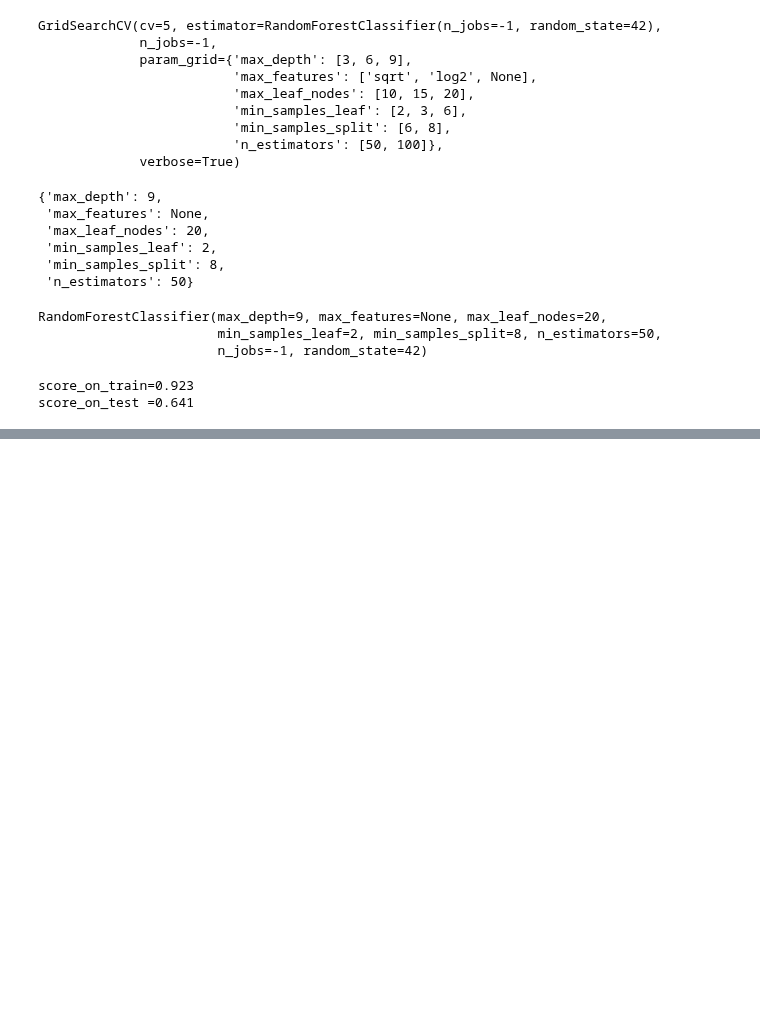
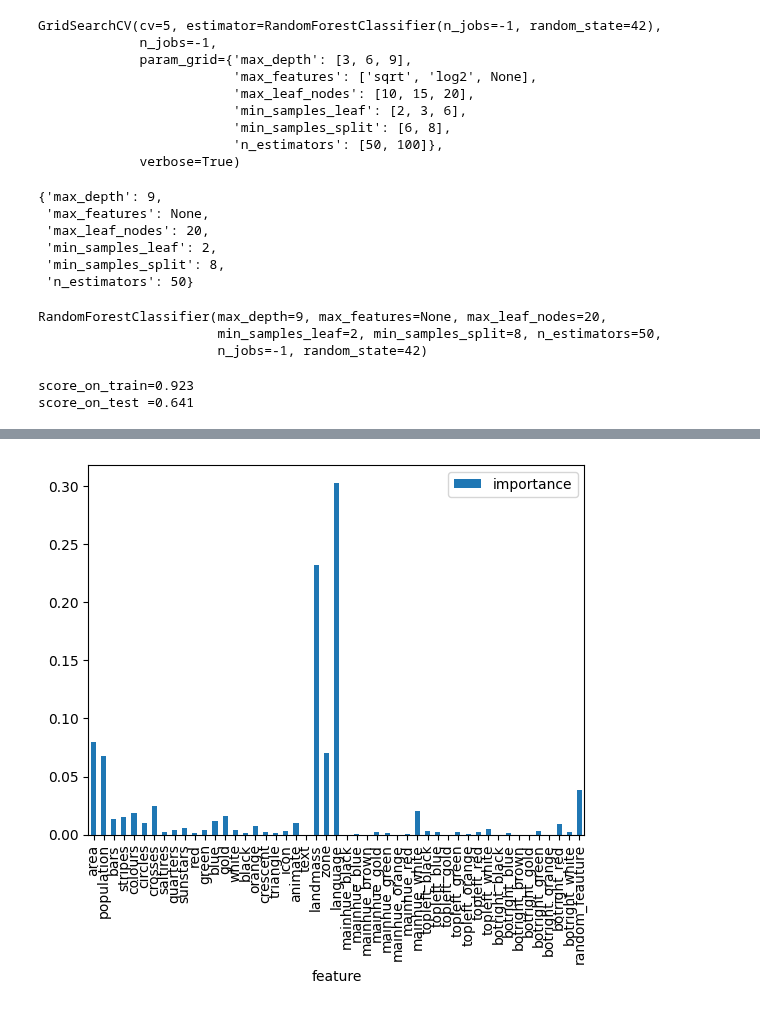
Before and after one commit to desve/AML-54, a Jupyter notebook: 16 Лабораторная работа по курсу/16 Homework_.ipynb, the cells around one changed output, grey strips where cells are left out. Cells and saved outputs as stored; diff of their text form; code cells hidden in the pictures; blank space fills up the shorter version.

```diff
--- a/16 Лабораторная работа по курсу/16 Homework_.ipynb
+++ b/16 Лабораторная работа по курсу/16 Homework_.ipynb
@@ -539,3 +532,7 @@ print(f'score_on_test ={score_on_test :.3f}')
 # %% [output]
 score_on_train=0.923
 score_on_test =0.641
+# %%
+# посмотрим на важность признаков
+importances = rfc_best.feature_importances_
+importances
@@ -541,0 +553,4 @@ score_on_test =0.641
+# %%
+# построим список наших признаков
+feature_list = list(X_train_random.columns)
+feature_list[:5]
@@ -541,0 +559,4 @@ score_on_test =0.641
+# %%
+# соберем df из feature и importance
+feature_importance = pd.DataFrame({'feature':feature_list, 'importance':importances})
+feature_importance.head()
@@ -541,0 +570,11 @@ score_on_test =0.641
+# %%
+# посмотрим
+import matplotlib.pyplot as plt
+
+feature_importance.plot(x='feature',
+                        y='importance',
+                        kind='bar'
+                       )
+plt.show()
+# %% [output]
+[figure, added]
```
Also changed, not shown: parts of 4 cells of this notebook.
